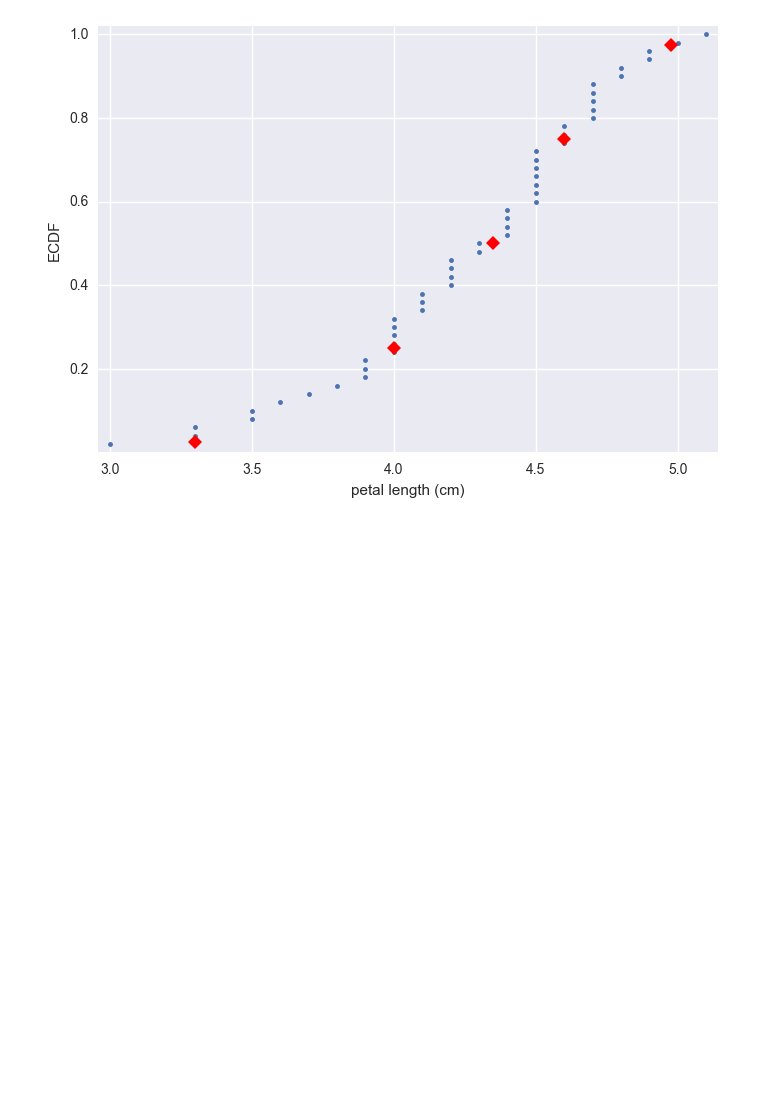
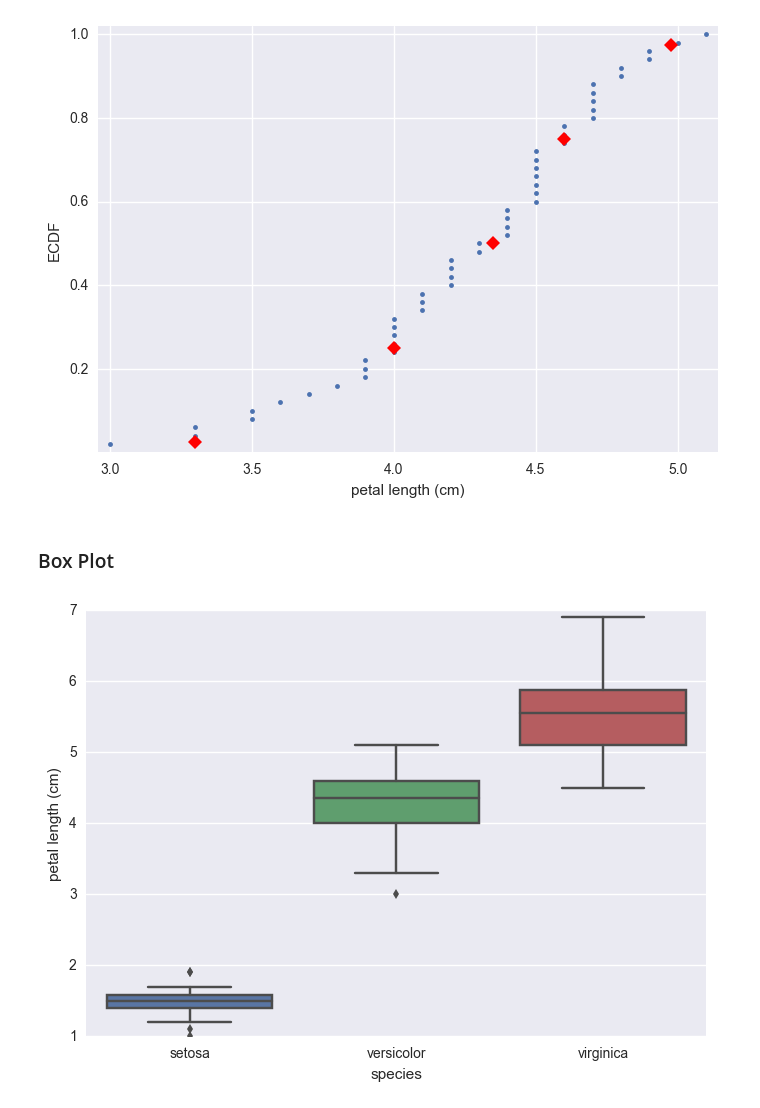
Before and after one commit to pdfarhad/python-for-datascience, a Jupyter notebook: Descriptive and Inferential Statistics.ipynb, the cells around one changed output. Saved outputs shown, nothing was run; the diff lists cells and outputs as text; code cells hidden in the pictures; blank space fills up the shorter version.

```diff
--- a/Descriptive and Inferential Statistics.ipynb
+++ b/Descriptive and Inferential Statistics.ipynb
@@ -159,3 +159,15 @@ _ = plt.plot(ptiles_vers, percentiles/100, marker='D', color='red',
 plt.show()
 # %% [output]
 [figure]
+# %% [markdown]
+### Box Plot
+# %%
+# Box plot
+_ = sns.boxplot(x='species', y='petal_length', data=iris)
+
+_ = plt.xlabel('species')
+_ = plt.ylabel('petal length (cm)')
+
+plt.show()
+# %% [output]
+[figure, added]
```
Also changed, not shown: parts of 4 cells of this notebook.
